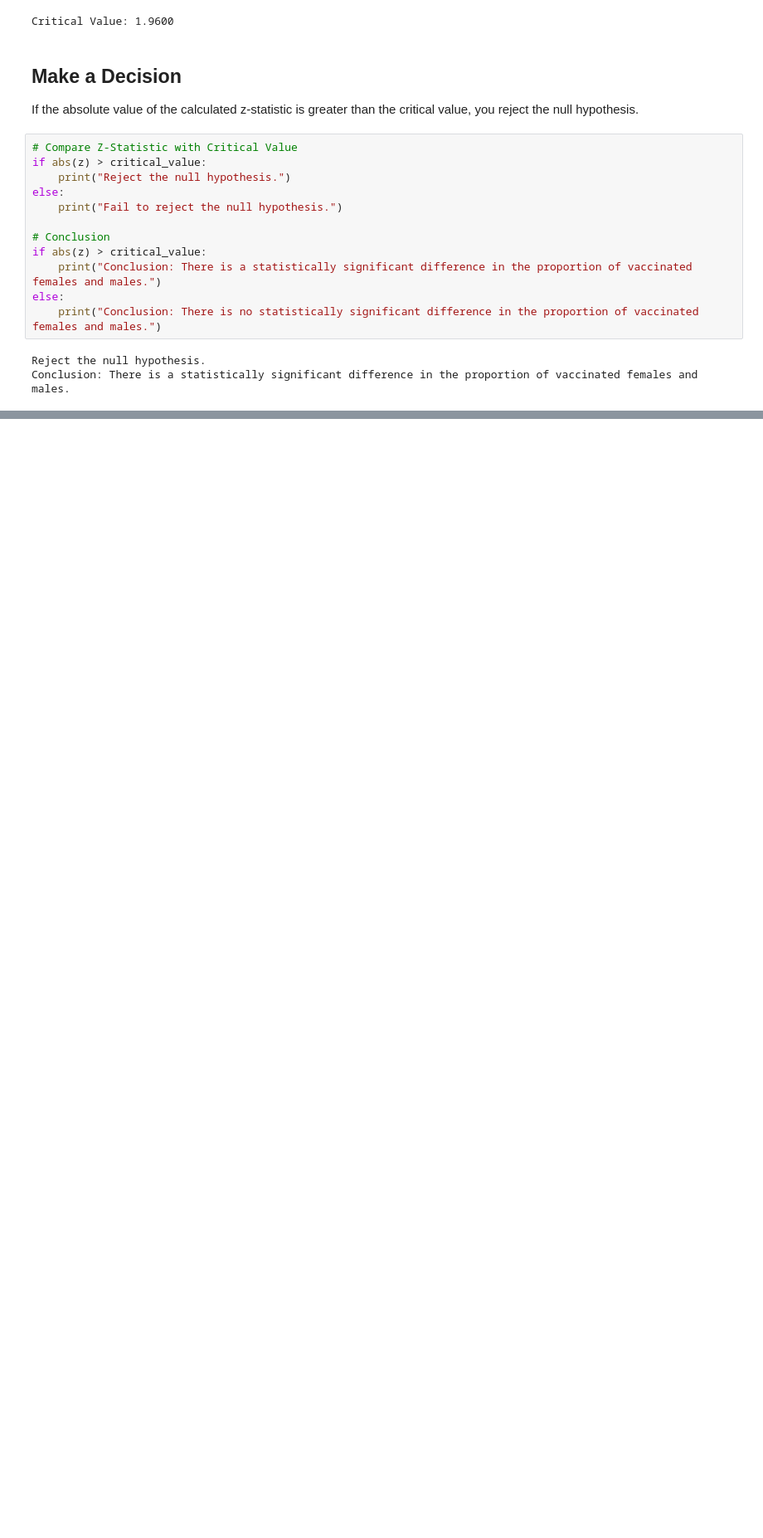
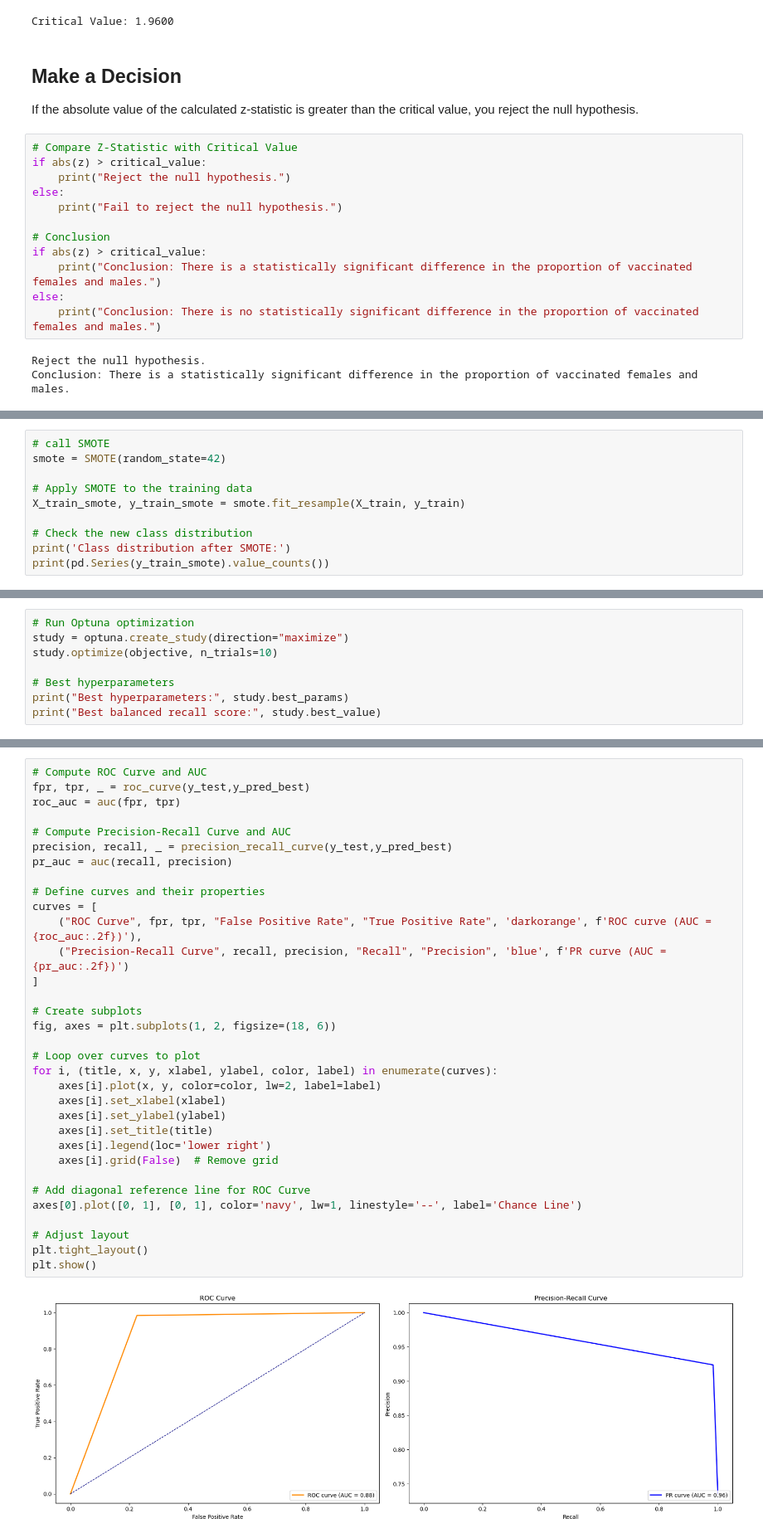
Before and after one commit to Day-hue/Phase-3-project, a Jupyter notebook: phase 3 project.ipynb, the cells around one changed output, grey strips where cells are left out. Shown at 83% size. Saved outputs shown, nothing was run; the diff lists cells and outputs as text; blank space fills up the shorter version.

```diff
--- a/phase 3 project.ipynb
+++ b/phase 3 project.ipynb
@@ -1432,0 +1859,10 @@ Conclusion: There is a statistically significant difference in the proportion of
+# %%
+# call SMOTE
+smote = SMOTE(random_state=42)
+
+# Apply SMOTE to the training data
+X_train_smote, y_train_smote = smote.fit_resample(X_train, y_train)
+
+# Check the new class distribution
+print('Class distribution after SMOTE:')
+print(pd.Series(y_train_smote).value_counts())
@@ -1432,0 +2021,8 @@ Conclusion: There is a statistically significant difference in the proportion of
+# %%
+# Run Optuna optimization
+study = optuna.create_study(direction="maximize")
+study.optimize(objective, n_trials=10)
+
+# Best hyperparameters
+print("Best hyperparameters:", study.best_params)
+print("Best balanced recall score:", study.best_value)
@@ -1432,0 +2085,35 @@ Conclusion: There is a statistically significant difference in the proportion of
+# %%
+# Compute ROC Curve and AUC
+fpr, tpr, _ = roc_curve(y_test,y_pred_best)
+roc_auc = auc(fpr, tpr)
+
+# Compute Precision-Recall Curve and AUC
+precision, recall, _ = precision_recall_curve(y_test,y_pred_best)
+pr_auc = auc(recall, precision)
+
+# Define curves and their properties
+curves = [
+    ("ROC Curve", fpr, tpr, "False Positive Rate", "True Positive Rate", 'darkorange', f'ROC curve (AUC = {roc_auc:.2f})'),
+    ("Precision-Recall Curve", recall, precision, "Recall", "Precision", 'blue', f'PR curve (AUC = {pr_auc:.2f})')
+]
+
+# Create subplots
+fig, axes = plt.subplots(1, 2, figsize=(18, 6))
+
+# Loop over curves to plot
+for i, (title, x, y, xlabel, ylabel, color, label) in enumerate(curves):
+    axes[i].plot(x, y, color=color, lw=2, label=label)
+    axes[i].set_xlabel(xlabel)
+    axes[i].set_ylabel(ylabel)
+    axes[i].set_title(title)
+    axes[i].legend(loc='lower right')
+    axes[i].grid(False)  # Remove grid
+
+# Add diagonal reference line for ROC Curve
+axes[0].plot([0, 1], [0, 1], color='navy', lw=1, linestyle='--', label='Chance Line')
+
+# Adjust layout
+plt.tight_layout()
+plt.show()
+# %% [output]
+[figure, added]
```
Also changed, not shown: parts of 78 cells of this notebook, 6 other files.
